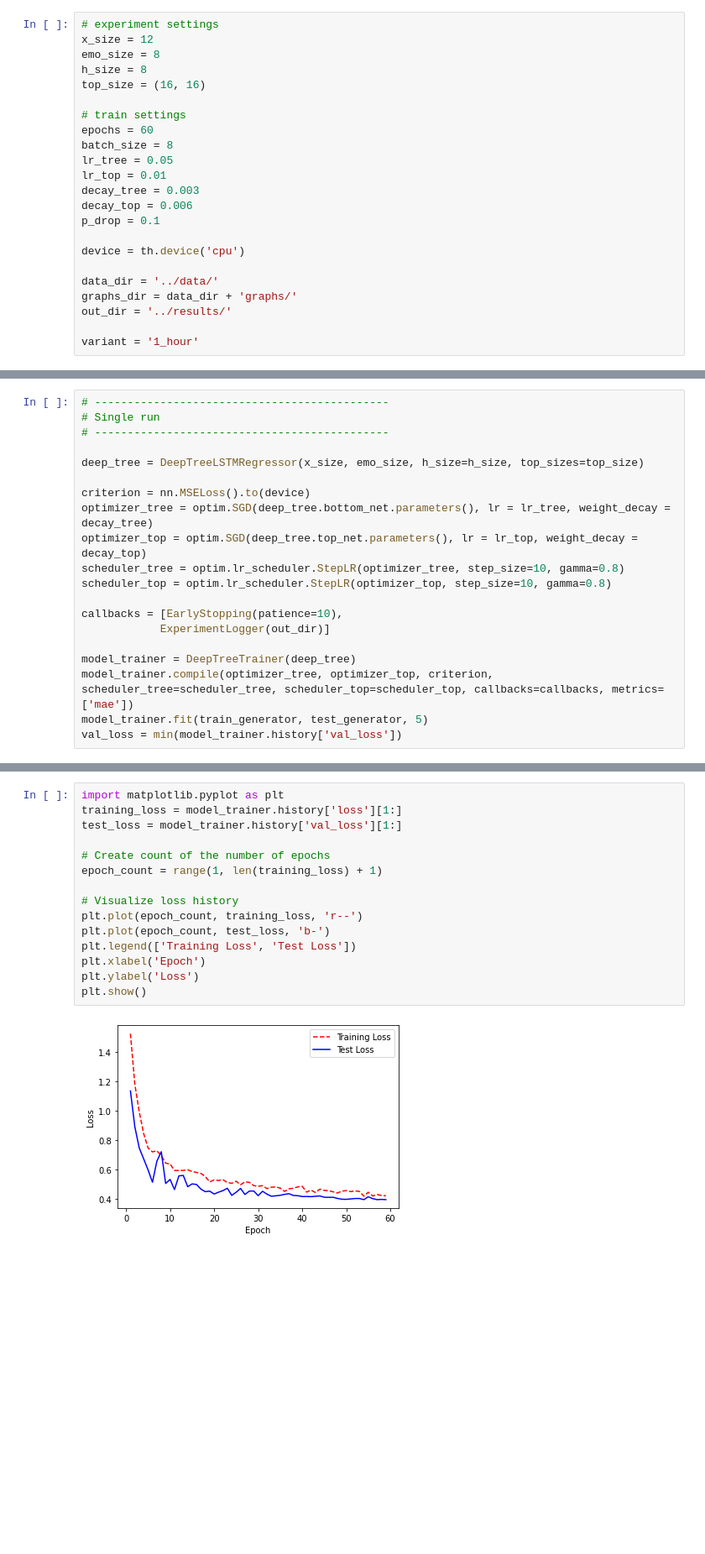
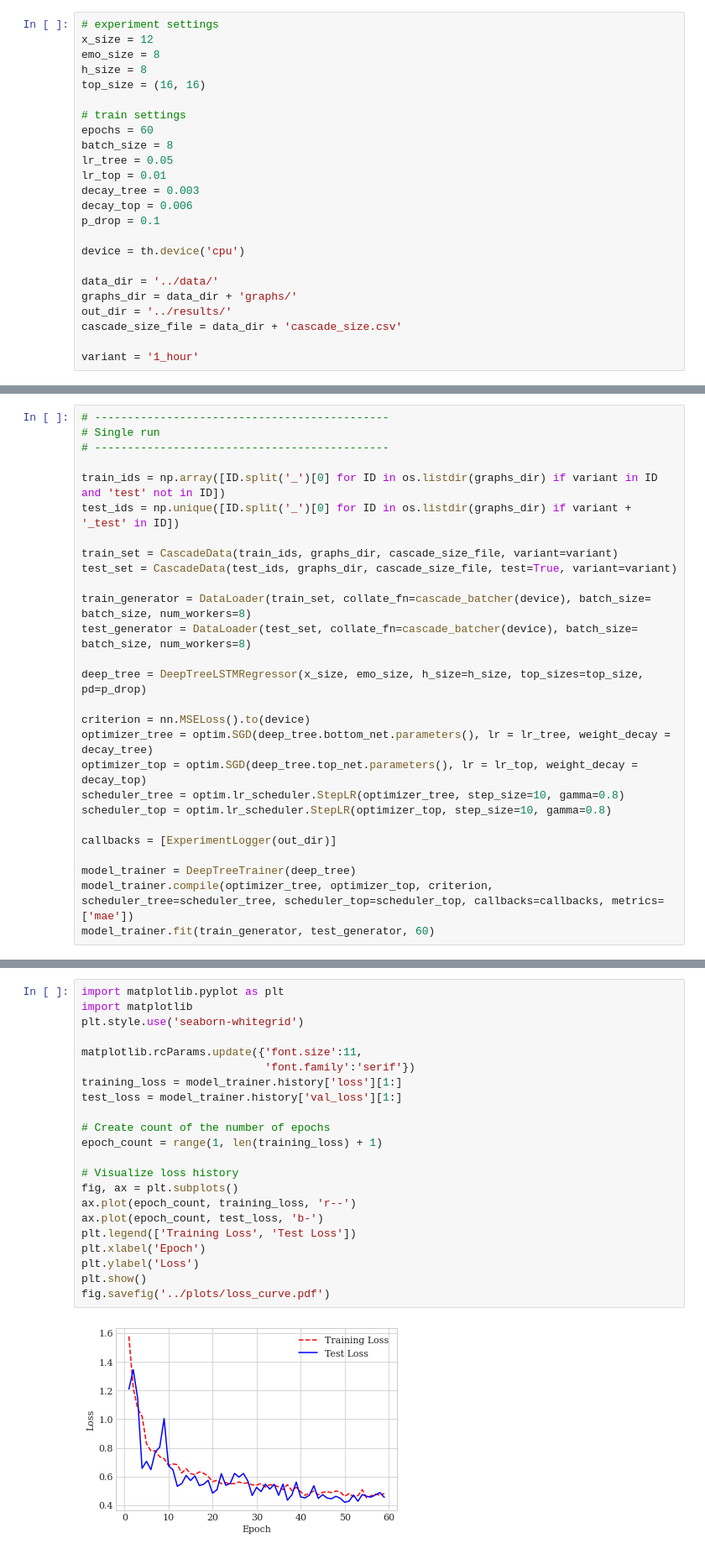
Before and after one commit to remo48/ViralityPrediction, a Jupyter notebook: code/main.ipynb, the cells around one changed output, grey strips where cells are left out. Shown at 84% size. Cells and saved outputs as stored; diff of their text form; blank space fills up the shorter version.

```diff
--- a/code/main.ipynb
+++ b/code/main.ipynb
@@ -44,6 +44,7 @@ device = th.device('cpu')
 data_dir = '../data/'
 graphs_dir = data_dir + 'graphs/'
 out_dir = '../results/'
+cascade_size_file = data_dir + 'cascade_size.csv'
 
 variant = '1_hour'
 # %%
@@ -164,7 +234,16 @@ Experiment ended with val_loss: 0.216096
 # Single run
 # ---------------------------------------------
 
-deep_tree = DeepTreeLSTMRegressor(x_size, emo_size, h_size=h_size, top_sizes=top_size)
+train_ids = np.array([ID.split('_')[0] for ID in os.listdir(graphs_dir) if variant in ID and 'test' not in ID])
+test_ids = np.unique([ID.split('_')[0] for ID in os.listdir(graphs_dir) if variant + '_test' in ID])
+
+train_set = CascadeData(train_ids, graphs_dir, cascade_size_file, variant=variant)
+test_set = CascadeData(test_ids, graphs_dir, cascade_size_file, test=True, variant=variant)
+
+train_generator = DataLoader(train_set, collate_fn=cascade_batcher(device), batch_size= batch_size, num_workers=8)
+test_generator = DataLoader(test_set, collate_fn=cascade_batcher(device), batch_size= batch_size, num_workers=8)
+
+deep_tree = DeepTreeLSTMRegressor(x_size, emo_size, h_size=h_size, top_sizes=top_size, pd=p_drop)
 
 criterion = nn.MSELoss().to(device)
 optimizer_tree = optim.SGD(deep_tree.bottom_net.parameters(), lr = lr_tree, weight_decay = decay_tree)
@@ -172,11 +251,9 @@ optimizer_top = optim.SGD(deep_tree.top_net.parameters(), lr = lr_top, weight_de
 scheduler_tree = optim.lr_scheduler.StepLR(optimizer_tree, step_size=10, gamma=0.8)
 scheduler_top = optim.lr_scheduler.StepLR(optimizer_top, step_size=10, gamma=0.8)
 
-callbacks = [EarlyStopping(patience=10),
-            ExperimentLogger(out_dir)]
+callbacks = [ExperimentLogger(out_dir)]
 
 model_trainer = DeepTreeTrainer(deep_tree)
 model_trainer.compile(optimizer_tree, optimizer_top, criterion, scheduler_tree=scheduler_tree, scheduler_top=scheduler_top, callbacks=callbacks, metrics=['mae'])
-model_trainer.fit(train_generator, test_generator, 5)
-val_loss = min(model_trainer.history['val_loss'])
+model_trainer.fit(train_generator, test_generator, 60)
 # %% [output]
@@ -193,17 +277,24 @@ Epoch: 5/5
 # %%
 import matplotlib.pyplot as plt
+import matplotlib
+plt.style.use('seaborn-whitegrid')
+
+matplotlib.rcParams.update({'font.size':11,
+                            'font.family':'serif'})
 training_loss = model_trainer.history['loss'][1:]
 test_loss = model_trainer.history['val_loss'][1:]
 
 # Create count of the number of epochs
 epoch_count = range(1, len(training_loss) + 1)
 
 # Visualize loss history
-plt.plot(epoch_count, training_loss, 'r--')
-plt.plot(epoch_count, test_loss, 'b-')
+fig, ax = plt.subplots()
+ax.plot(epoch_count, training_loss, 'r--')
+ax.plot(epoch_count, test_loss, 'b-')
 plt.legend(['Training Loss', 'Test Loss'])
 plt.xlabel('Epoch')
 plt.ylabel('Loss')
 plt.show()
+fig.savefig('../plots/loss_curve.pdf')
 # %% [output]
-[figure, old version]
+[figure, new version]
```
Also changed, not shown: parts of 5 cells of this notebook, 11 other files.
